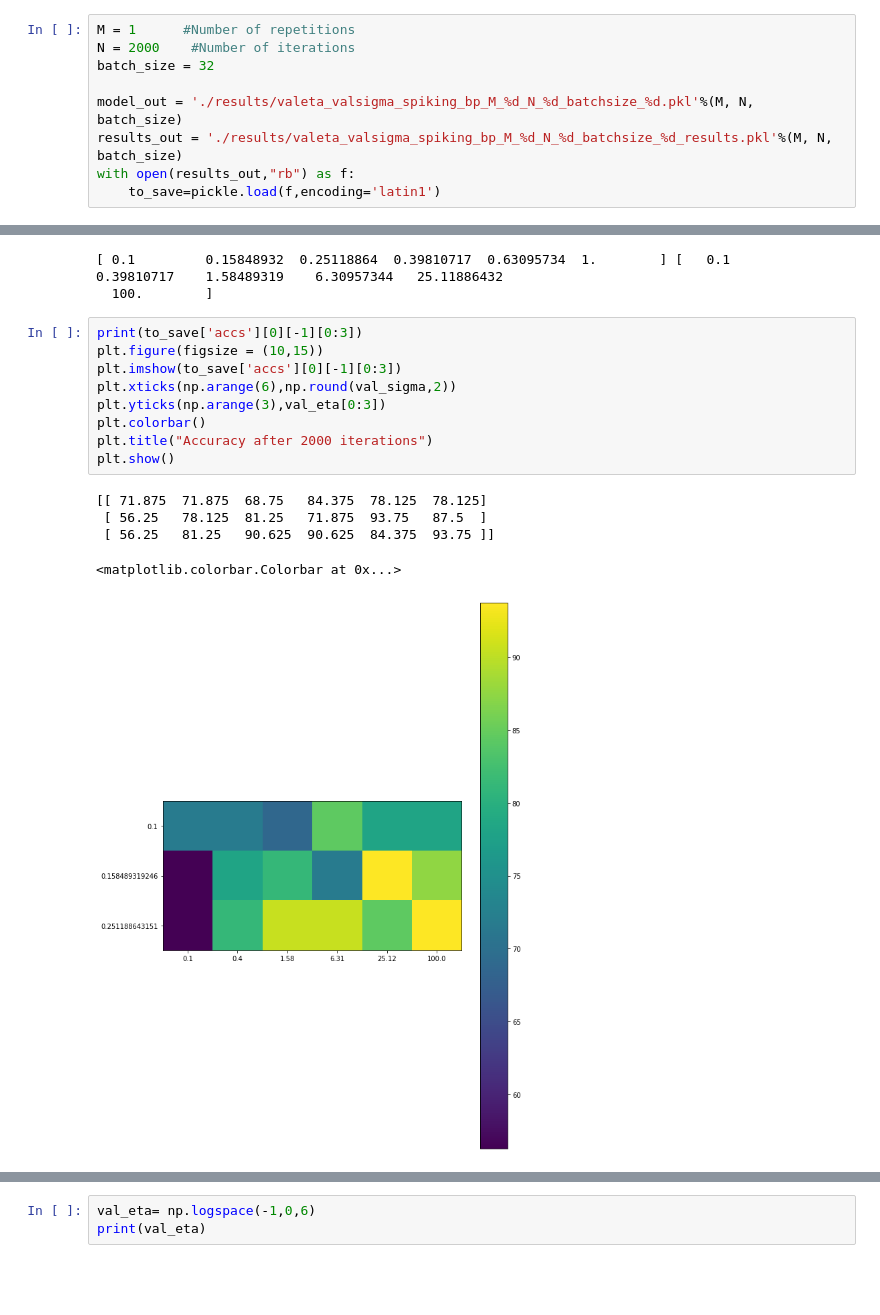
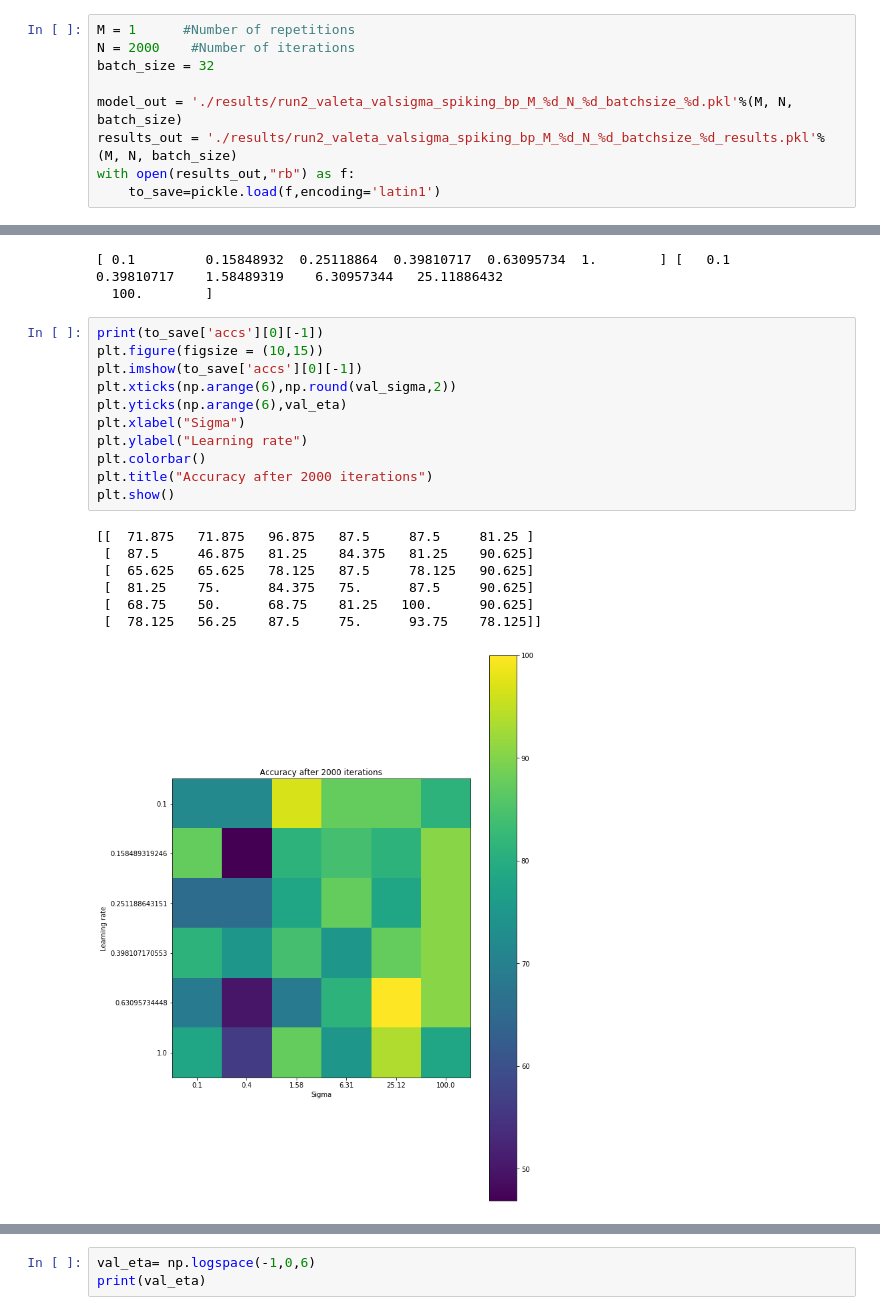
Before and after one commit to prashanth-prakash/deep-rdd, a Jupyter notebook: Analysis.ipynb, the cells around one changed output, grey strips where cells are left out. Drawn from its saved outputs; the diff is of its cells as text; blank space fills up the shorter version.

```diff
--- a/Analysis.ipynb
+++ b/Analysis.ipynb
@@ -7,7 +7,7 @@ M = 1      #Number of repetitions
 N = 2000    #Number of iterations
 batch_size = 32
 
-model_out = './results/valeta_valsigma_spiking_bp_M_%d_N_%d_batchsize_%d.pkl'%(M, N, batch_size)
-results_out = './results/valeta_valsigma_spiking_bp_M_%d_N_%d_batchsize_%d_results.pkl'%(M, N, batch_size)
+model_out = './results/run2_valeta_valsigma_spiking_bp_M_%d_N_%d_batchsize_%d.pkl'%(M, N, batch_size)
+results_out = './results/run2_valeta_valsigma_spiking_bp_M_%d_N_%d_batchsize_%d_results.pkl'%(M, N, batch_size)
 with open(results_out,"rb") as f:
     to_save=pickle.load(f,encoding='latin1')
@@ -55,19 +32,23 @@ print(val_eta,val_sigma)
 [ 0.1         0.15848932  0.25118864  0.39810717  0.63095734  1.        ] [   0.1           0.39810717    1.58489319    6.30957344   25.11886432
   100.        ]
 # %%
-print(to_save['accs'][0][-1][0:3])
+print(to_save['accs'][0][-1])
 plt.figure(figsize = (10,15))
-plt.imshow(to_save['accs'][0][-1][0:3])
+plt.imshow(to_save['accs'][0][-1])
 plt.xticks(np.arange(6),np.round(val_sigma,2))
-plt.yticks(np.arange(3),val_eta[0:3])
+plt.yticks(np.arange(6),val_eta)
+plt.xlabel("Sigma")
+plt.ylabel("Learning rate")
 plt.colorbar()
 plt.title("Accuracy after 2000 iterations")
 plt.show()
 # %% [output]
-[[ 71.875  71.875  68.75   84.375  78.125  78.125]
- [ 56.25   78.125  81.25   71.875  93.75   87.5  ]
- [ 56.25   81.25   90.625  90.625  84.375  93.75 ]]
+[[  71.875   71.875   96.875   87.5     87.5     81.25 ]
+ [  87.5     46.875   81.25    84.375   81.25    90.625]
+ [  65.625   65.625   78.125   87.5     78.125   90.625]
+ [  81.25    75.      84.375   75.      87.5     90.625]
+ [  68.75    50.      68.75    81.25   100.      90.625]
+ [  78.125   56.25    87.5     75.      93.75    78.125]]
-<matplotlib.colorbar.Colorbar at 0x...>
-[figure, old version]
+[figure, new version]
 # %%
 plt.figure(figsize = (10,15))
```
Also changed, not shown: parts of 10 cells of this notebook, 5 other files.
